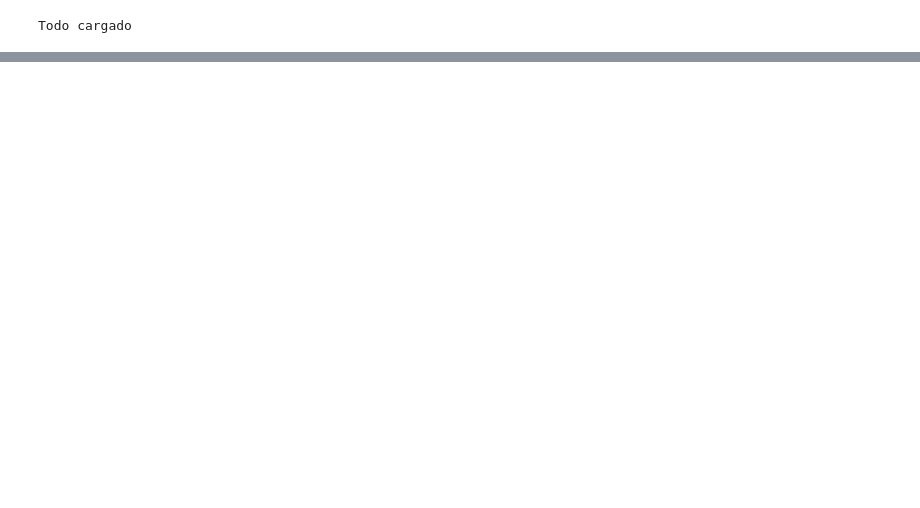
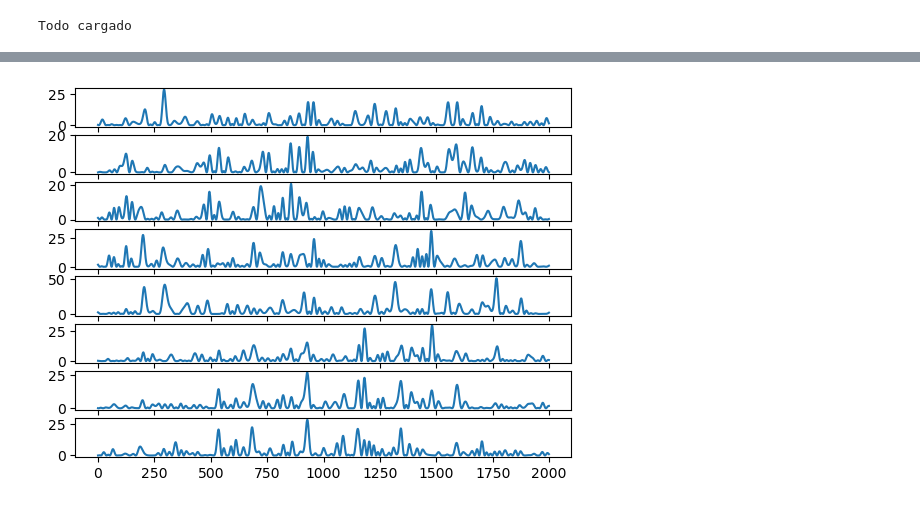
Before and after one commit to Astolfo2332/Parkinson_difference, a Jupyter notebook: Proyecto_1.ipynb, the cells around one changed output, grey strips where cells are left out. Drawn from its saved outputs; the diff is of its cells as text; code cells hidden in the pictures; blank space fills up the shorter version.

```diff
--- a/Proyecto_1.ipynb
+++ b/Proyecto_1.ipynb
@@ -48,0 +69,24 @@ Todo cargado
+# %%
+def spectraldensity(xn,epoca,paciente):
+    xn=xn[paciente]
+    xn=xn[:,:,epoca]
+    sums_k_list=[]
+    for canal in xn:
+        N=len(canal)
+        nl=np.arange(N)
+        sums_k=0
+        for n in nl:
+            w_n=0.42-0.5*np.cos((2*np.pi*n)/(N-1))
+            s_k=np.abs(canal*w_n*np.exp((-complex(0,1)*np.pi*nl*n)/N))**2
+            sums_k+=s_k
+        sums_k_list.append(sums_k/N)
+    return sums_k_list
+# %%
+x=spectraldensity(datos_matriz,119,0)
+# %%
+for i in range(len(x)):
+    plt.subplot(8,1,i+1)
+    plt.plot(x[i])
+plt.show()
+# %% [output]
+[figure, added]
```
Also changed, not shown: parts of 5 cells of this notebook, 1 other file.
